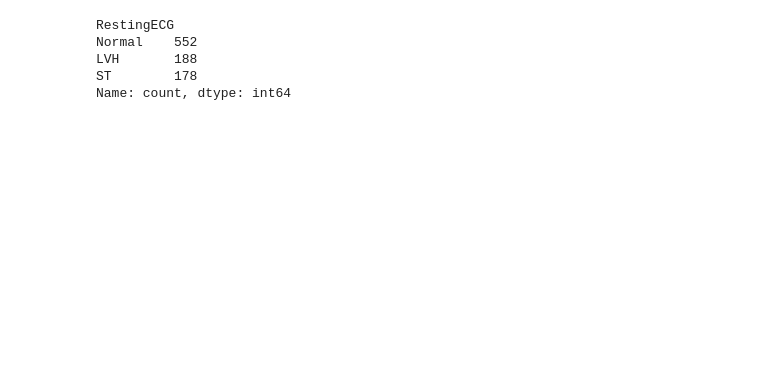
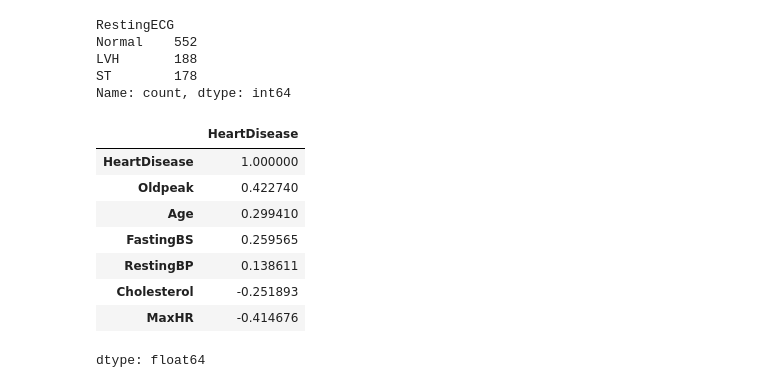
Before and after one commit to maciekpojedynski/heart-failure-prediction, a Jupyter notebook: heart_failure_prediction.ipynb, the cells around one changed output. Saved outputs shown, nothing was run; the diff lists cells and outputs as text; code cells hidden in the pictures; blank space fills up the shorter version.

```diff
--- a/heart_failure_prediction.ipynb
+++ b/heart_failure_prediction.ipynb
@@ -141,3 +146,17 @@ Normal    552
 LVH       188
 ST        178
 Name: count, dtype: int64
+# %%
+corr_matrix = heart_disease.corr(numeric_only=True)
+corr_matrix['HeartDisease'].sort_values(ascending=False)
+#Najlepsze 4 atrybuty
+# %% [output]
+|  | HeartDisease |
+| HeartDisease | 1.000000 |
+| Oldpeak | 0.422740 |
+| Age | 0.299410 |
+| FastingBS | 0.259565 |
+| RestingBP | 0.138611 |
+| Cholesterol | -0.251893 |
+| MaxHR | -0.414676 |
+dtype: float64
```
Also changed, not shown: parts of 6 cells of this notebook.
